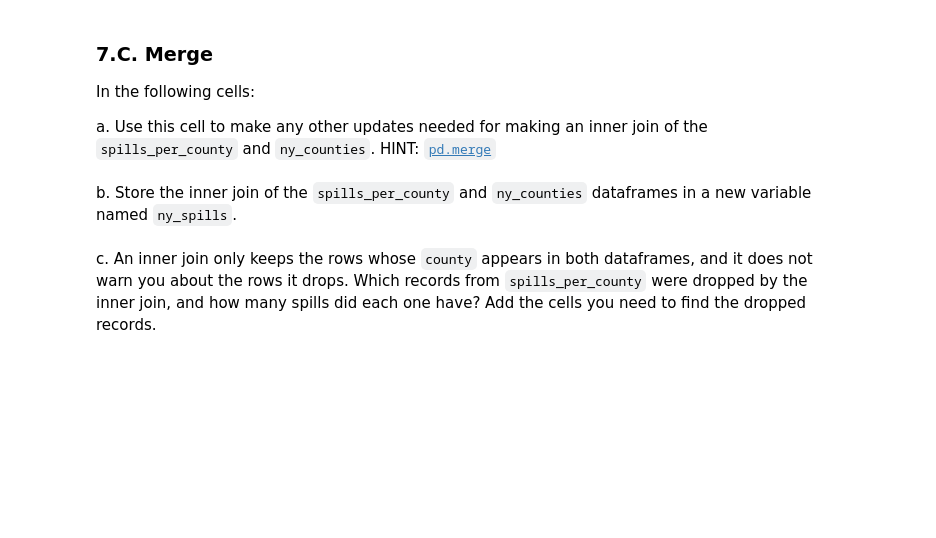
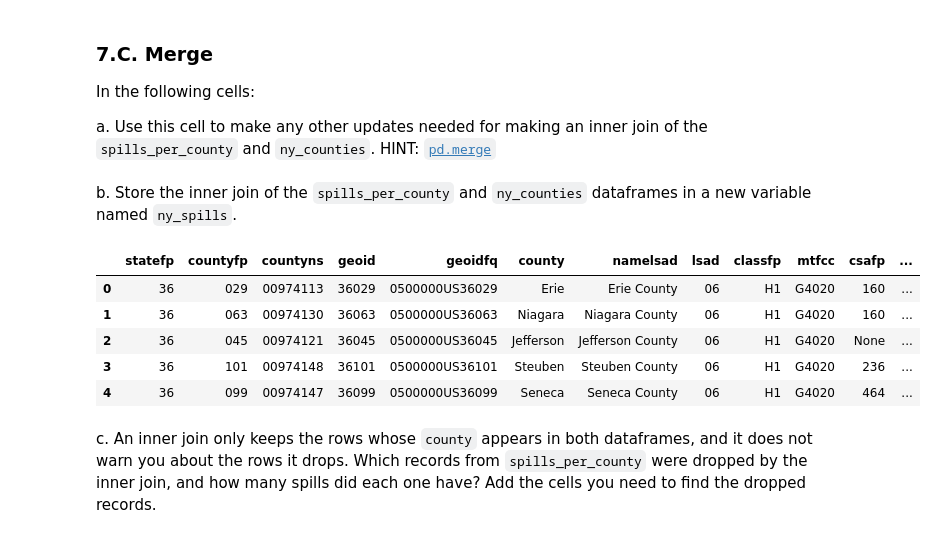
Before and after one commit to sarah-busby/eds220-hwk3, a Jupyter notebook: hwk3-task2-spills.ipynb, the cells around one changed output. Drawn from its saved outputs; the diff is of its cells as text; code cells hidden in the pictures; blank space fills up the shorter version.

```diff
--- a/hwk3-task2-spills.ipynb
+++ b/hwk3-task2-spills.ipynb
@@ -443,6 +618,12 @@ e. What is the number of spills in 'Tuscarora Indian Reservation' and in 'Ononda
 ### 7.B. Data updates
 
 In the next cell, update 'St Lawrence' to 'St. Lawrence' in the `spills_per_county` data frame. Verify the update was successful with an assert test.
+# %%
+# Set 'St Lawrence' county to 'St. Lawrence'
+spills_per_county[spills_per_county['county'] == 'St Lawrence']
+spills_per_county.iloc[52,0] = 'St. Lawrence'
+
+assert (spills_per_county.iloc[52,0] == 'St. Lawrence')
 # %% [markdown]
 ### 7.C. Merge
 
@@ -454,5 +637,16 @@ a. Use this cell to make any other updates needed for making an inner join of th
 # %% [markdown]
 b. Store the inner join of the `spills_per_county` and `ny_counties` dataframes in a new variable named `ny_spills`.
+# %%
+# Combine spills per county with NY counties
+ny_spills = ny_counties.merge(spills_per_county, on='county')
+ny_spills.head()
+# %% [output]
+|  | statefp | countyfp | countyns | geoid | geoidfq | county | namelsad | lsad | classfp | mtfcc | csafp | ... |
+| 0 | 36 | 029 | 00974113 | 36029 | 0500000US36029 | Erie | Erie County | 06 | H1 | G4020 | 160 | ... |
+| 1 | 36 | 063 | 00974130 | 36063 | 0500000US36063 | Niagara | Niagara County | 06 | H1 | G4020 | 160 | ... |
+| 2 | 36 | 045 | 00974121 | 36045 | 0500000US36045 | Jefferson | Jefferson County | 06 | H1 | G4020 | None | ... |
+| 3 | 36 | 101 | 00974148 | 36101 | 0500000US36101 | Steuben | Steuben County | 06 | H1 | G4020 | 236 | ... |
+| 4 | 36 | 099 | 00974147 | 36099 | 0500000US36099 | Seneca | Seneca County | 06 | H1 | G4020 | 464 | ... |
 # %% [markdown]
 <!-- BEGIN QUESTION -->
 
```
Also changed, not shown: parts of 23 cells of this notebook.
